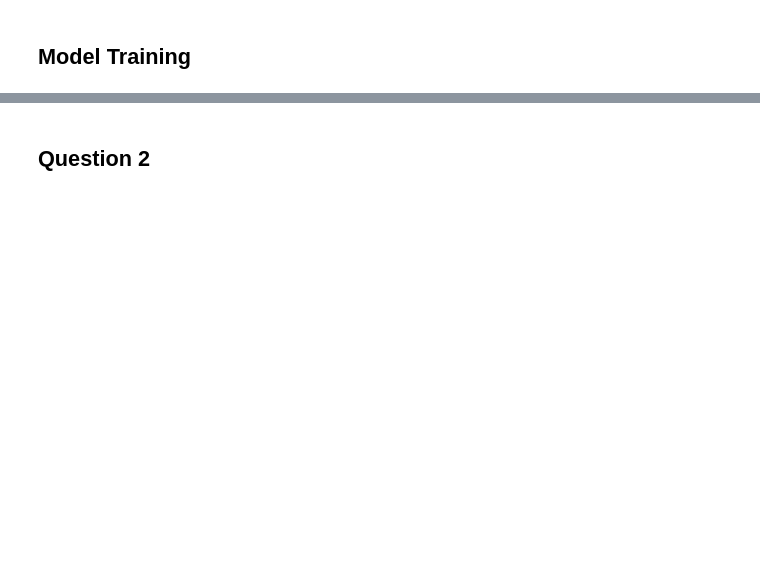
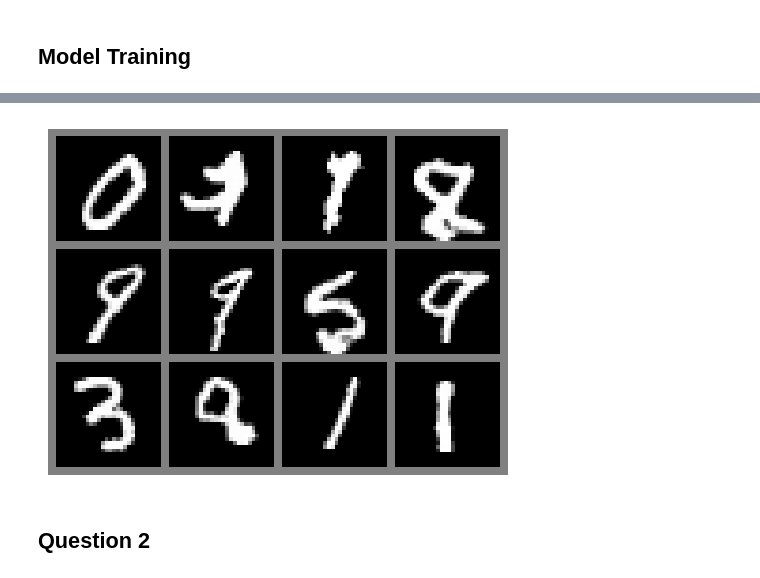
Before and after one commit to ordinary813/ordinaryLib, a Jupyter notebook: dgm/DGM26_hw4.ipynb, the cells around one changed output, grey strips where cells are left out. Drawn from its saved outputs; the diff is of its cells as text; code cells hidden in the pictures; blank space fills up the shorter version.

```diff
--- a/dgm/DGM26_hw4.ipynb
+++ b/dgm/DGM26_hw4.ipynb
@@ -439,2 +462,7 @@ plt.show()
+# %%
+sampled_images = model.sample(img_shape=(12, 1, 28, 28))
+show_imgs(sampled_images)
+# %% [output]
+[figure, added]
 # %% [markdown]
 ## Question 2
```
Also changed, not shown: parts of 30 cells of this notebook, 5 other files.
